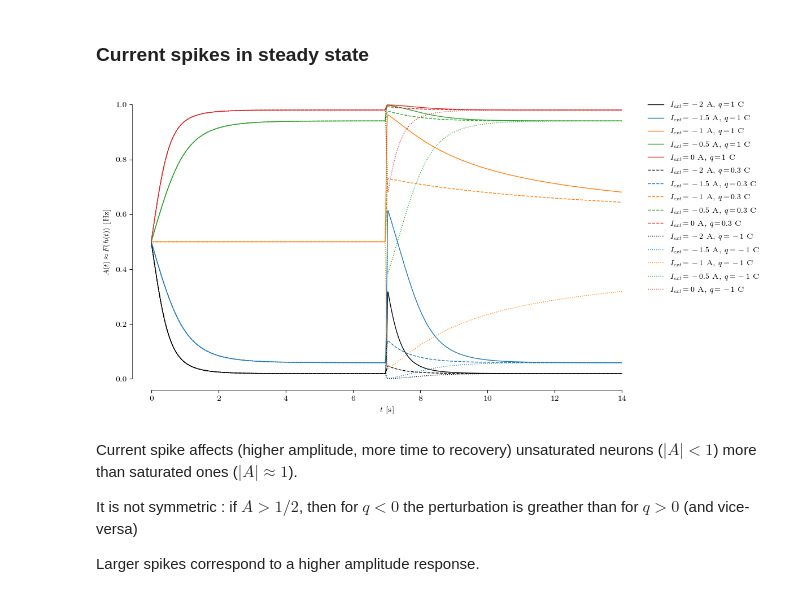
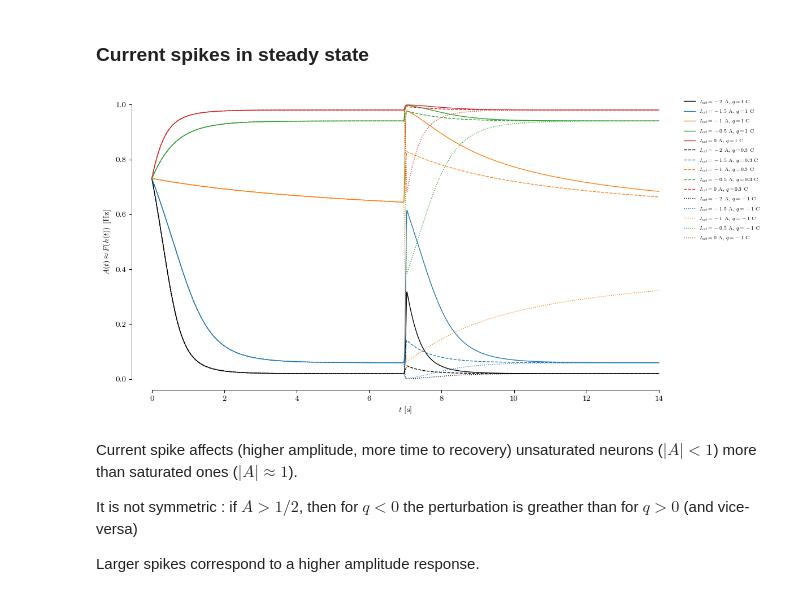
Before and after one commit to ninivert/BIO465-cortical-surround-suppression, a Jupyter notebook: src/notebook.ipynb, the cells around one changed output. Saved outputs shown, nothing was run; the diff lists cells and outputs as text; code cells hidden in the pictures.

Commit message:
report advance

```diff
--- a/src/notebook.ipynb
+++ b/src/notebook.ipynb
@@ -41,7 +43,7 @@ fig, ax = plt.subplots(dpi=100)
 
 for I_ext in (-2, -1.5, -1, -0.5, 0):
 	pop = Populations(W=np.array([[2]]), tau=0.60, R=1, gain_fn=sigmoid, I_ext=Flat(I_ext))
-	res = pop.simulate_h(np.array([0]), (0, 5), dt_max=0.01)
+	res = pop.simulate_h(np.array([0.5]), (0, 10), dt_max=0.1)
 	ax.plot(res.t, pop.gain_fn(res.y[0]), label=f'$I_{{ext}} = {I_ext}$ A')
 
 ax.set_xlabel('$t$ [s]')
@@ -51,4 +53,7 @@ data_lim(ax, which='x')
 breathe(ax)
 ax.legend(bbox_to_anchor=(1, 1), loc='upper left')
 plt.show()
+
+# fig.set_size_inches((4, 2))
+# fig.savefig('../report/figures/sec111.pdf')
 # %% [output]
@@ -64,29 +69,33 @@ The activity levels out.
 # %%
 plt.close()
 fig, ax = plt.subplots(figsize=(12, 6), dpi=100)
 delta = Delta(7)
 
 for idx, spike_charge in enumerate((1, 0.3, -1)):
 	ax.set_prop_cycle(None)  # reset color cycle
 
 	for I_ext in (-2, -1.5, -1, -0.5, 0):
 		pop = Populations(W=np.array([[2]]), tau=0.60, R=1, gain_fn=sigmoid, I_ext=Flat(I_ext) + spike_charge*delta)
-		res = pop.simulate_h(np.array([0]), (0, 14), dt_max=delta.eps/20)
+		res = pop.simulate_h(np.array([0.5]), (0, 14), dt_max=delta.eps/20)
 		ax.plot(
 			res.t, pop.gain_fn(res.y[0]),
 			label=f'$I_{{ext}} = {I_ext}$ A, $q = {spike_charge}$ C',
 			linestyle={0: 'solid', 1: 'dashed', 2: 'dotted'}.get(idx)
 		)
 
 ax.set_xlabel('$t$ [s]')
 ax.set_ylabel('$A(t) \\approx F(h(t))$ [Hz]')
 ax.set_ylim((0, 1))
 data_lim(ax, which='x')
 breathe(ax)
-ax.legend(bbox_to_anchor=(1, 1), loc='upper left')
+ax.legend(bbox_to_anchor=(1, 1), loc='upper left', fontsize='x-small')
 plt.show()
+
+
+fig.set_size_inches((4, 3))
+fig.savefig('../report/figures/pop_single_nonlin.pdf')
 # %% [output]
-[figure, old version]
+[figure, new version]
 # %% [markdown]
 Current spike affects (higher amplitude, more time to recovery) unsaturated neurons ($|A| < 1$) more than saturated ones ($|A| \approx 1$).
 
```
Also changed, not shown: parts of 21 cells of this notebook, 6 other files.
